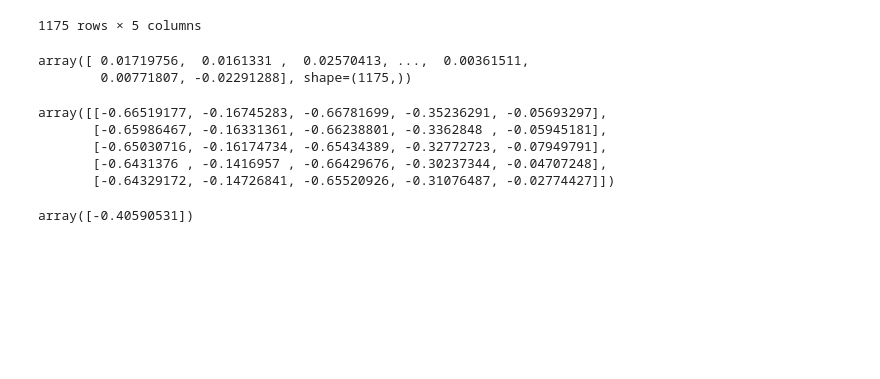
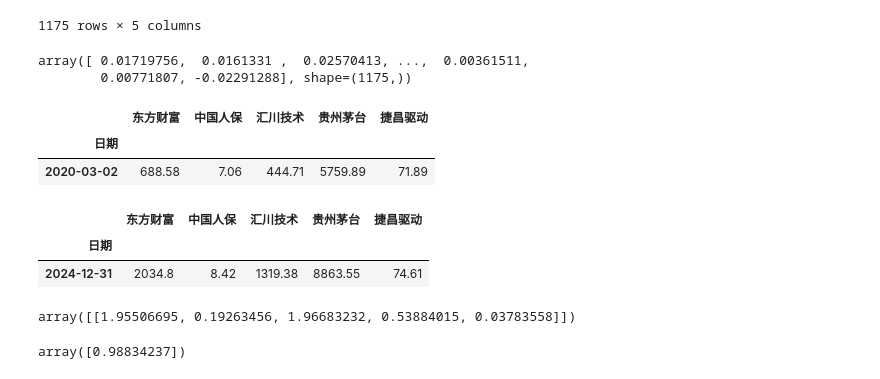
Before and after one commit to ZouTrankil/qmt_test, a Jupyter notebook: B站学习背包/组合收益分析/combo.ipynb, the cells around one changed output. Cells and saved outputs as stored; diff of their text form; code cells hidden in the pictures; blank space fills up the shorter version.

```diff
--- a/B站学习背包/组合收益分析/combo.ipynb
+++ b/B站学习背包/组合收益分析/combo.ipynb
@@ -205,16 +205,24 @@ r_n
 array([ 0.01719756,  0.0161331 ,  0.02570413, ...,  0.00361511,
         0.00771807, -0.02291288], shape=(1175,))
 # %%
-(ps.head().values/ps.tail().values)-1
+ps.head(1)
 # %% [output]
-array([[-0.66519177, -0.16745283, -0.66781699, -0.35236291, -0.05693297],
-       [-0.65986467, -0.16331361, -0.66238801, -0.3362848 , -0.05945181],
-       [-0.65030716, -0.16174734, -0.65434389, -0.32772723, -0.07949791],
-       [-0.6431376 , -0.1416957 , -0.66429676, -0.30237344, -0.04707248],
-       [-0.64329172, -0.14726841, -0.65520926, -0.31076487, -0.02774427]])
+|  | 东方财富 | 中国人保 | 汇川技术 | 贵州茅台 | 捷昌驱动 |
+| 日期 |  |  |  |  |  |
+| 2020-03-02 | 688.58 | 7.06 | 444.71 | 5759.89 | 71.89 |
+# %%
+ps.tail(1)
+# %% [output]
+|  | 东方财富 | 中国人保 | 汇川技术 | 贵州茅台 | 捷昌驱动 |
+| 日期 |  |  |  |  |  |
+| 2024-12-31 | 2034.8 | 8.42 | 1319.38 | 8863.55 | 74.61 |
+# %%
+(ps.tail(1).values/ps.head(1).values)-1
+# %% [output]
+array([[1.95506695, 0.19263456, 1.96683232, 0.53884015, 0.03783558]])
 # %%
-np.dot(ps.head(1).values/ps.tail(1).values-1, w1)
+np.dot(((ps.tail(1).values/ps.head(1).values)-1), w1)
 # %% [output]
-array([-0.40590531])
+array([0.98834237])
 # %%
 ps.tail() - ps.head()
```
Also changed, not shown: parts of 1 cell of this notebook.
